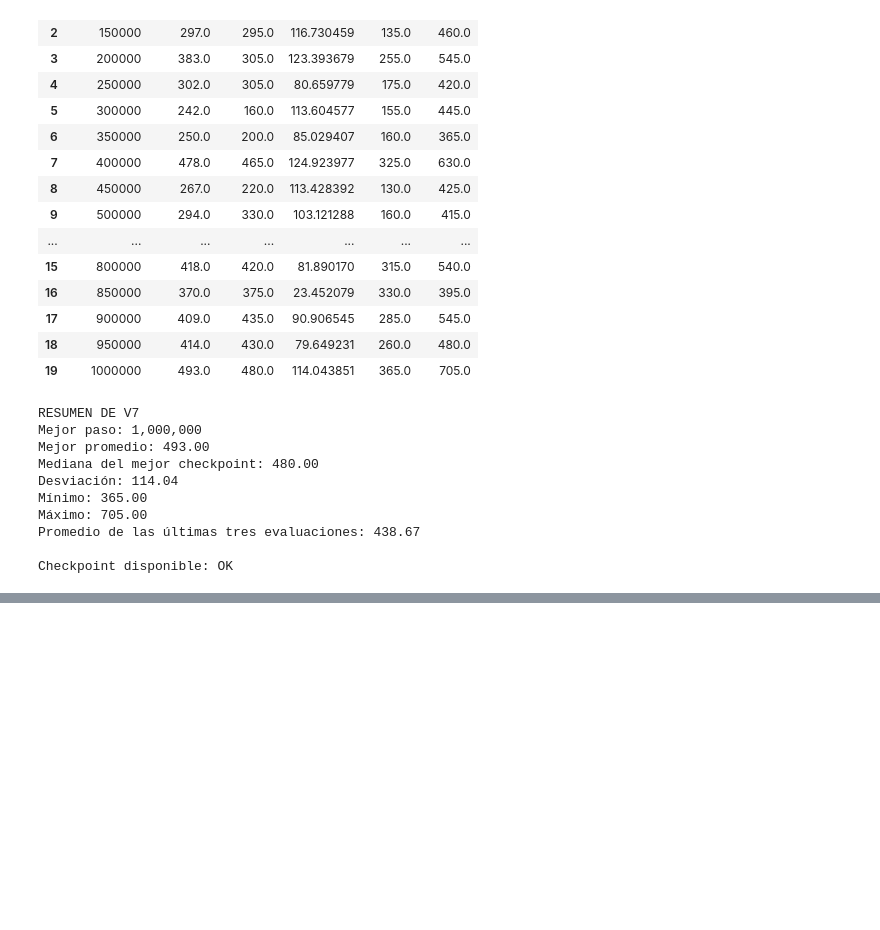
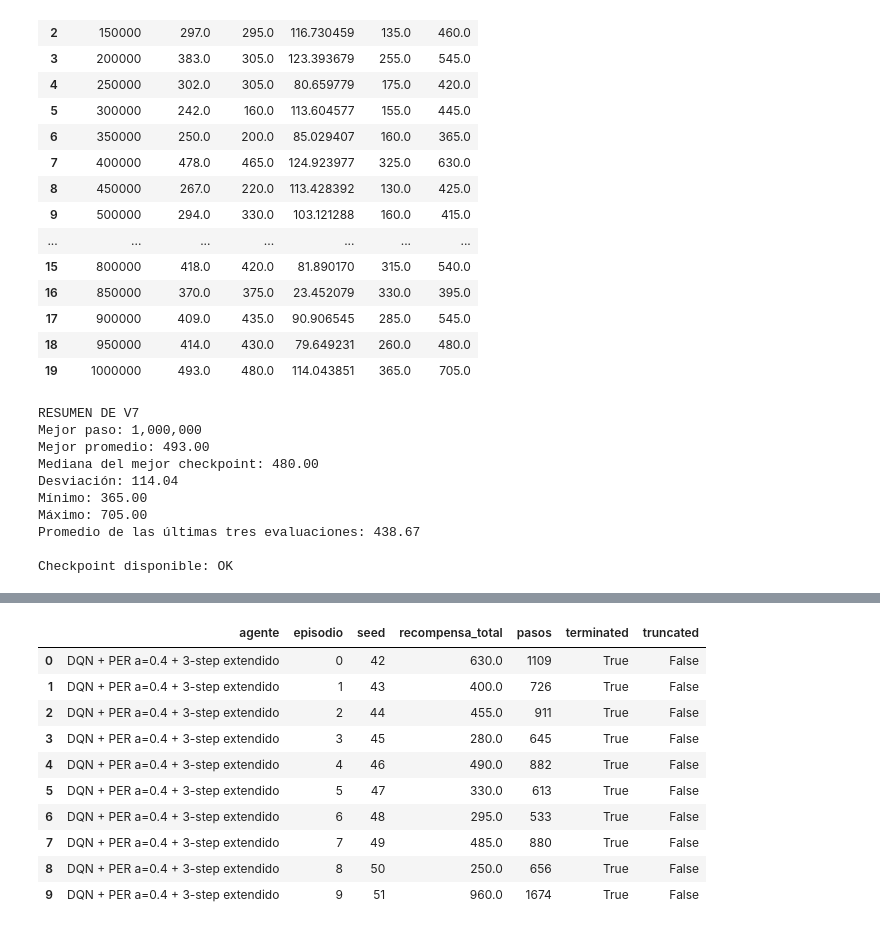
Before and after one commit to CamiR24/Proyecto2-DL, a Jupyter notebook: notebooks/08_ajuste_hiperparametros.ipynb, the cells around one changed output, grey strips where cells are left out. Drawn from its saved outputs; the diff is of its cells as text; code cells hidden in the pictures; blank space fills up the shorter version.

Commit message:
feat: evaluation of n-step with variation 1

```diff
--- a/notebooks/08_ajuste_hiperparametros.ipynb
+++ b/notebooks/08_ajuste_hiperparametros.ipynb
@@ -230,0 +420,76 @@ Checkpoint disponible: OK
+# %%
+import evaluation
+importlib.reload(evaluation)
+
+from evaluation import evaluar_modelo
+from models import DQN
+
+N_EPISODIOS_EVALUACION = 30
+SEMILLA_BASE_EVALUACION = 42
+
+checkpoint_v7_ext = torch.load(
+    ruta_mejor_v7_ext,
+    map_location=device,
+    weights_only=True,
+)
+
+mejor_v7_extendido = DQN(
+    n_acciones=6
+).to(device)
+
+mejor_v7_extendido.load_state_dict(
+    checkpoint_v7_ext[
+        "modelo_online_state_dict"
+    ]
+)
+
+mejor_v7_extendido.eval()
+
+print(
+    f"Checkpoint cargado desde el paso: "
+    f"{checkpoint_v7_ext['paso']:,}"
+)
+
+print(
+    "\nEvaluando V7 extendido durante "
+    f"{N_EPISODIOS_EVALUACION} episodios...\n"
+)
+
+(
+    resultados_v7_extendido,
+    resumen_v7_extendido,
+) = evaluar_modelo(
+    modelo=mejor_v7_extendido,
+    config=config_v7_extendido,
+    device=device,
+    n_episodios=N_EPISODIOS_EVALUACION,
+    seed_base=SEMILLA_BASE_EVALUACION,
+)
+
+df_v7_extendido = pd.DataFrame(
+    resultados_v7_extendido
+)
+
+df_v7_extendido["agente"] = (
+    "DQN + PER a=0.4 + 3-step extendido"
+)
+
+df_v7_extendido = df_v7_extendido[
+    [
+        "agente",
+        "episodio",
+        "seed",
+        "recompensa_total",
+        "pasos",
+        "terminated",
+        "truncated",
+    ]
+]
+
+print("RESUMEN DE 30 EPISODIOS")
+
+for metrica, valor in resumen_v7_extendido.items():
+    print(f"{metrica}: {valor:.2f}")
+
+display(df_v7_extendido.head(10))
+# %% [output]
@@ -230,0 +506,11 @@ Checkpoint disponible: OK
+|  | agente | episodio | seed | recompensa_total | pasos | terminated | truncated |
+| 0 | DQN + PER a=0.4 + 3-step extendido | 0 | 42 | 630.0 | 1109 | True | False |
+| 1 | DQN + PER a=0.4 + 3-step extendido | 1 | 43 | 400.0 | 726 | True | False |
+| 2 | DQN + PER a=0.4 + 3-step extendido | 2 | 44 | 455.0 | 911 | True | False |
+| 3 | DQN + PER a=0.4 + 3-step extendido | 3 | 45 | 280.0 | 645 | True | False |
+| 4 | DQN + PER a=0.4 + 3-step extendido | 4 | 46 | 490.0 | 882 | True | False |
+| 5 | DQN + PER a=0.4 + 3-step extendido | 5 | 47 | 330.0 | 613 | True | False |
+| 6 | DQN + PER a=0.4 + 3-step extendido | 6 | 48 | 295.0 | 533 | True | False |
+| 7 | DQN + PER a=0.4 + 3-step extendido | 7 | 49 | 485.0 | 880 | True | False |
+| 8 | DQN + PER a=0.4 + 3-step extendido | 8 | 50 | 250.0 | 656 | True | False |
+| 9 | DQN + PER a=0.4 + 3-step extendido | 9 | 51 | 960.0 | 1674 | True | False |
```
Also changed, not shown: parts of 5 cells of this notebook, 9 other files.
